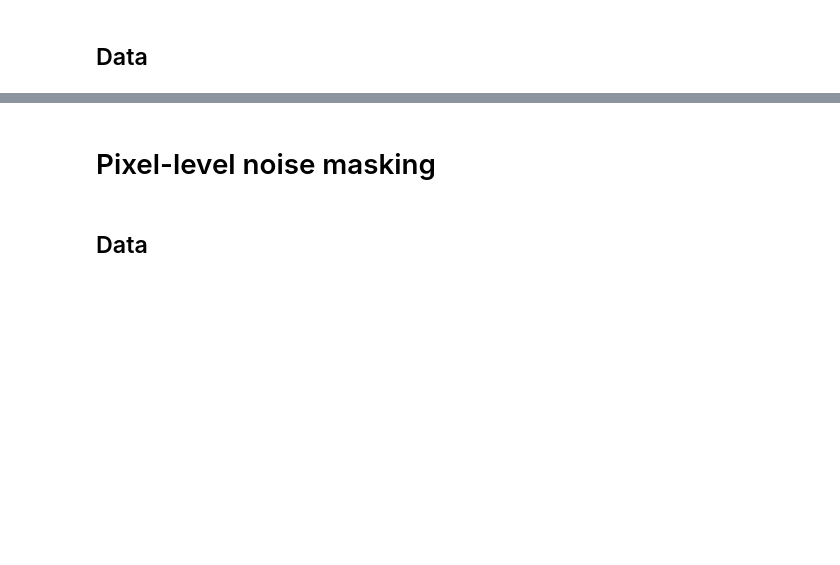
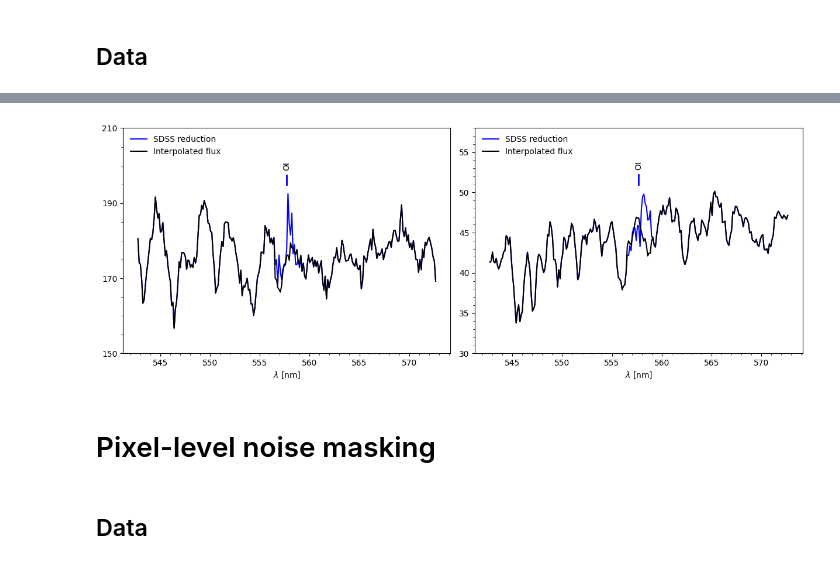
Before and after one commit to ed-ortizm/sdss, a Jupyter notebook: data_prep_illustrations/02_data_prep.ipynb, the cells around one changed output, grey strips where cells are left out. Drawn from its saved outputs; the diff is of its cells as text; code cells hidden in the pictures; blank space fills up the shorter version.

```diff
--- a/data_prep_illustrations/02_data_prep.ipynb
+++ b/data_prep_illustrations/02_data_prep.ipynb
@@ -440,0 +478,18 @@ plt.subplots_adjust(
+# %%
+delta_oi = 15
+oi_lambda = 557.7
+upper_wave = oi_lambda + delta_oi
+lower_wave = oi_lambda - delta_oi
+# -------------------------------------------------
+# evolved mask
+evolved_oi_mask = (
+    (evolved_raw_wave_nm > lower_wave)
+    &
+    (evolved_raw_wave_nm < upper_wave)
+)
+# star forming mask
+sf_oi_mask = (
+    (sf_raw_wave_nm > lower_wave)
+    &
+    (sf_raw_wave_nm < upper_wave)
+)
@@ -441,3 +498,79 @@ plt.subplots_adjust(
+# %%
+fig, axs = plt.subplots(
+    1, 2,
+    figsize=(15, 5),
+    sharex=True,
+)
+# -------------------------------------------------
+axs[0].plot(
+    evolved_raw_wave_nm[evolved_oi_mask],
+    evolved_raw_flux[evolved_oi_mask],
+    color='blue',
+    label='SDSS reduction'
+)
+axs[0].plot(
+    evolved_raw_wave_nm[evolved_oi_mask],
+    evolved_flux_OI_interp[evolved_oi_mask],
+    color='black',
+    label='Interpolated flux'
+)
+# -------------------------------------------------
+axs[1].plot(
+    sf_raw_wave_nm[sf_oi_mask],
+    sf_raw_flux[sf_oi_mask],
+    color='blue',
+    label='SDSS reduction'
+)
+axs[1].plot(
+    sf_raw_wave_nm[sf_oi_mask],
+    sf_flux_OI_interp[sf_oi_mask],
+    color='black',
+    label='Interpolated flux'
+)
+# -------------------------------------------------
+axs[0].legend(loc='upper left', frameon=False)
+axs[1].legend(loc='upper left', frameon=False)
+# -------------------------------------------------
+axs[0].set_xlabel(r"$\lambda$ [nm]")
+axs[1].set_xlabel(r"$\lambda$ [nm]")
+
+for ax in axs.flatten():
+    ax.minorticks_on()
+# -------------------------------------------------
+# Add OI indicators & set y-limits
+# -------------------------------------------------
+axs[0].set_ylim(150, 210)
+ticks = [150, 170, 190, 210]
+axs[0].set_yticks(ticks)
+add_oi_indicator(
+    axs[0], evolved_raw_wave_nm[evolved_oi_mask],
+    evolved_raw_flux[evolved_oi_mask],
+    indicator_starts=2.5, indicator_height=2.5,
+    delta=1, lw=2, fontsize=10
+)
+# -------------------------------------------------
+axs[1].set_ylim(30, 58)
+ticks = [30, 35, 40, 45, 50, 55]
+axs[1].set_yticks(ticks)
+add_oi_indicator(
+    axs[1], sf_raw_wave_nm[sf_oi_mask],
+    sf_raw_flux[sf_oi_mask],
+    indicator_starts=1.2, indicator_height=1.2,
+    delta=1, lw=2, fontsize=10
+)
+
+# adjust vertical space
+plt.subplots_adjust(
+    # hspace=0.05,
+    wspace=0.075
+)
+# -------------------------------------------------
+fig.savefig(
+    f"{ch_3_dir}/oi_interpolation_region.pdf",
+    bbox_inches='tight'
+)
+# %% [output]
+[figure, added]
 # %% [markdown]
 # Pixel-level noise masking
 # %% [markdown]
```
Also changed, not shown: parts of 20 cells of this notebook.
